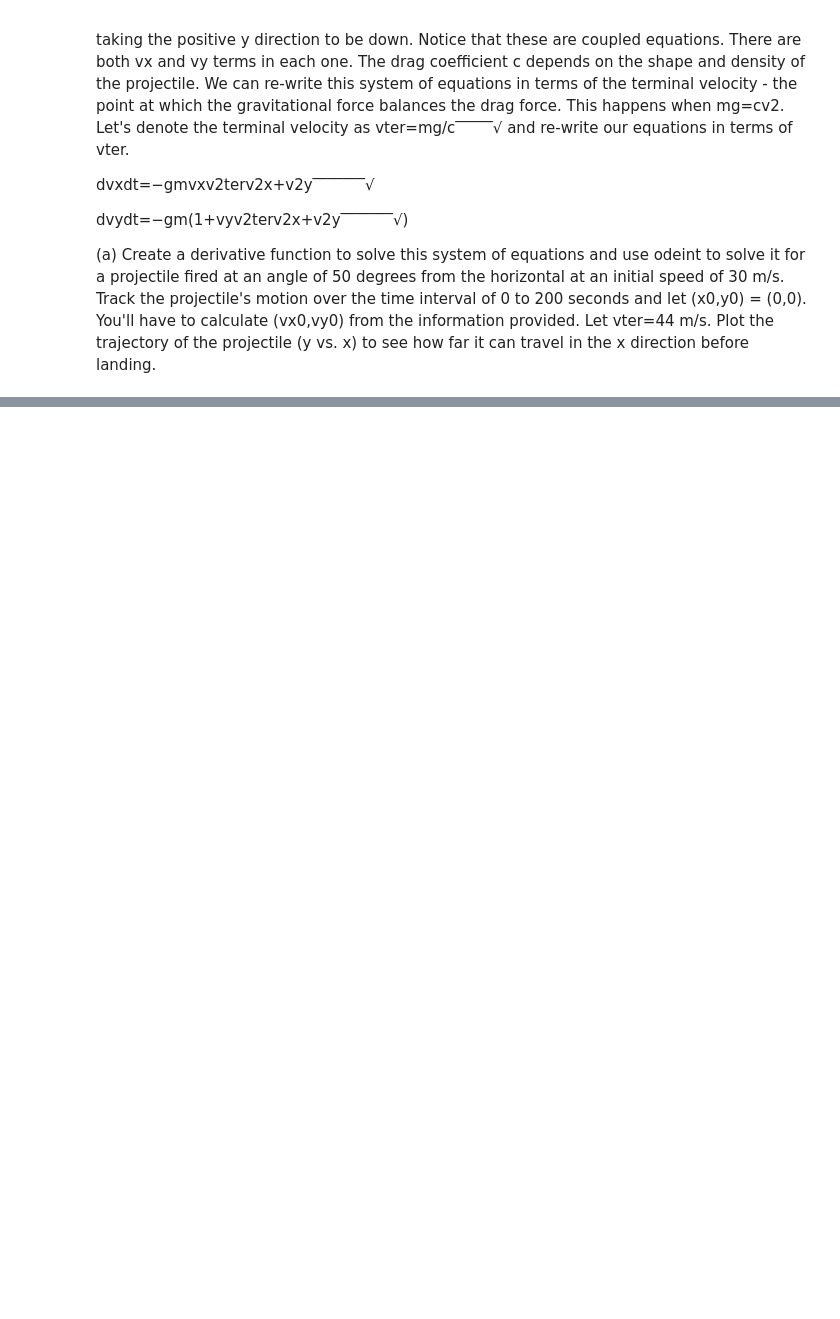
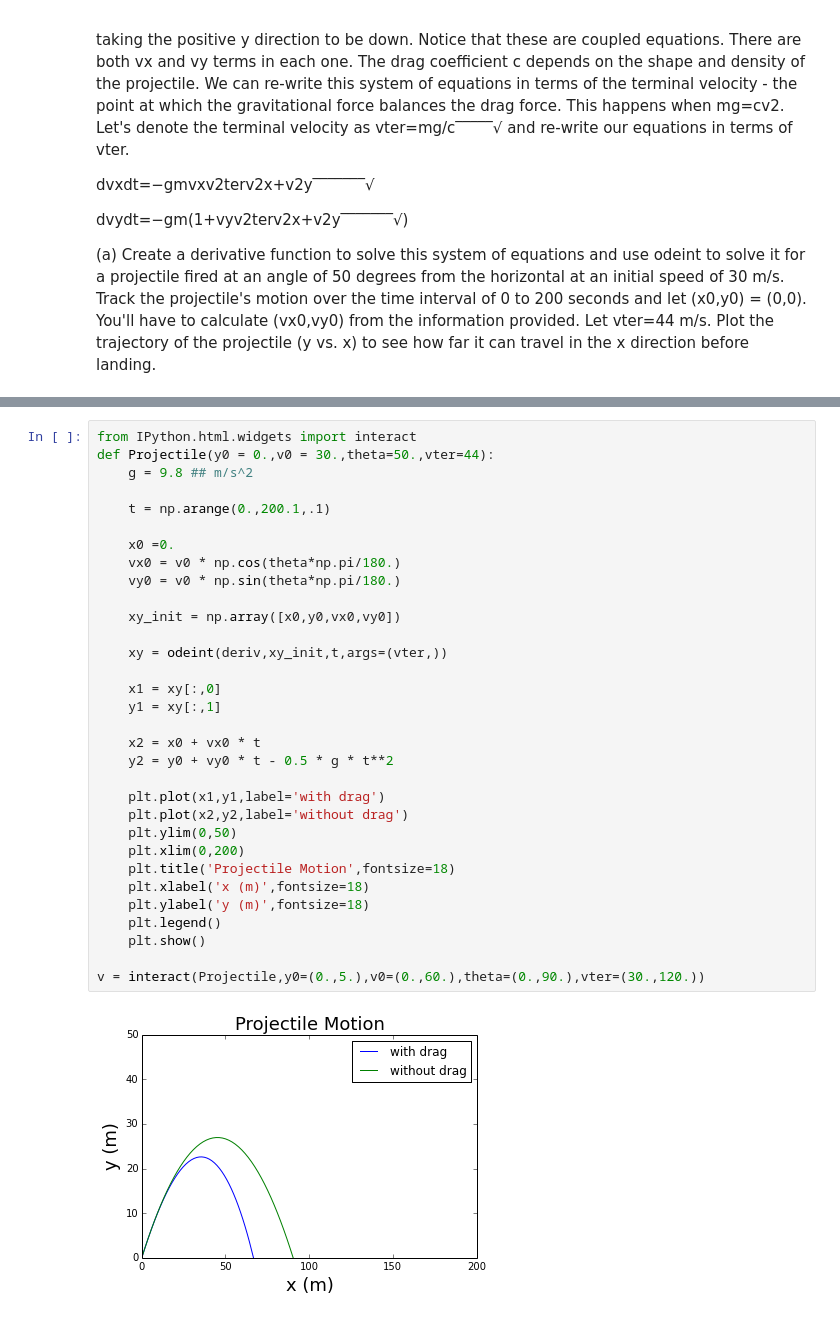
Before and after one commit to jpelgrif/PHYS202-S14, a Jupyter notebook: SciPy/ODEExercises.ipynb, the cells around one changed output, grey strips where cells are left out. Drawn from its saved outputs; the diff is of its cells as text; blank space fills up the shorter version.

```diff
--- a/SciPy/ODEExercises.ipynb
+++ b/SciPy/ODEExercises.ipynb
@@ -377,0 +387,34 @@ plt.show()
+# %%
+from IPython.html.widgets import interact
+def Projectile(y0 = 0.,v0 = 30.,theta=50.,vter=44):
+    g = 9.8 ## m/s^2
+
+    t = np.arange(0.,200.1,.1)
+
+    x0 =0.
+    vx0 = v0 * np.cos(theta*np.pi/180.)
+    vy0 = v0 * np.sin(theta*np.pi/180.)
+
+    xy_init = np.array([x0,y0,vx0,vy0])
+
+    xy = odeint(deriv,xy_init,t,args=(vter,))
+
+    x1 = xy[:,0]
+    y1 = xy[:,1]
+
+    x2 = x0 + vx0 * t
+    y2 = y0 + vy0 * t - 0.5 * g * t**2
+
+    plt.plot(x1,y1,label='with drag')
+    plt.plot(x2,y2,label='without drag')
+    plt.ylim(0,50)
+    plt.xlim(0,200)
+    plt.title('Projectile Motion',fontsize=18)
+    plt.xlabel('x (m)',fontsize=18)
+    plt.ylabel('y (m)',fontsize=18)
+    plt.legend()
+    plt.show()
+
+v = interact(Projectile,y0=(0.,5.),v0=(0.,60.),theta=(0.,90.),vter=(30.,120.))
+# %% [output]
+[figure, added]
```
Also changed, not shown: parts of 5 cells of this notebook.
